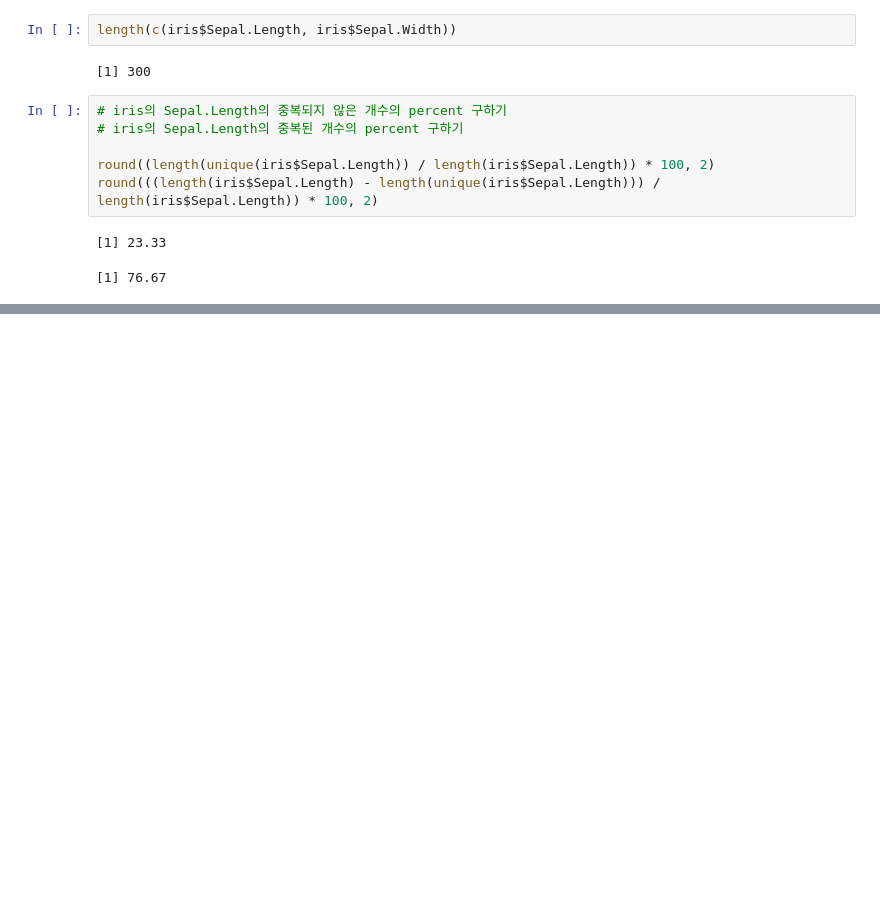
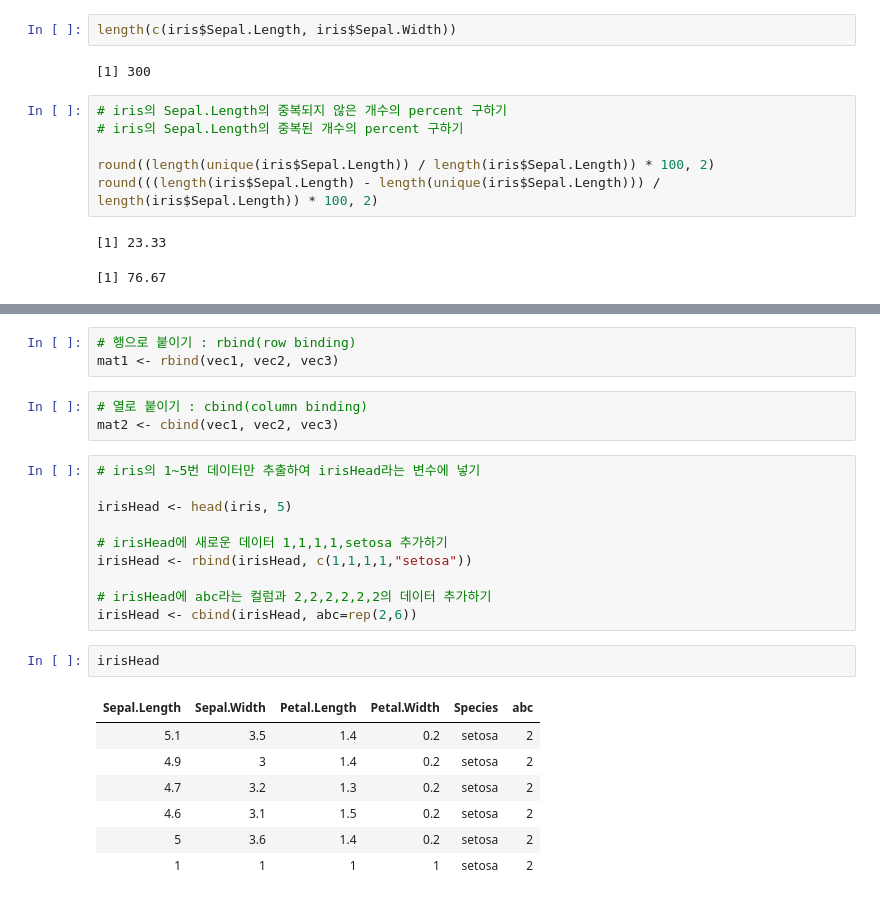
Before and after one commit to HyeogDo/R_study, a Jupyter notebook: 03. 벡터와 데이터프레임.ipynb, the cells around one changed output, grey strips where cells are left out. Drawn from its saved outputs; the diff is of its cells as text; blank space fills up the shorter version.

```diff
--- a/03. 벡터와 데이터프레임.ipynb
+++ b/03. 벡터와 데이터프레임.ipynb
@@ -235,0 +300,26 @@ Description:
+# %%
+# 행으로 붙이기 : rbind(row binding)
+mat1 <- rbind(vec1, vec2, vec3)
+# %%
+# 열로 붙이기 : cbind(column binding)
+mat2 <- cbind(vec1, vec2, vec3)
+# %%
+# iris의 1~5번 데이터만 추출하여 irisHead라는 변수에 넣기
+
+irisHead <- head(iris, 5)
+
+# irisHead에 새로운 데이터 1,1,1,1,setosa 추가하기
+irisHead <- rbind(irisHead, c(1,1,1,1,"setosa"))
+
+# irisHead에 abc라는 컬럼과 2,2,2,2,2,2의 데이터 추가하기
+irisHead <- cbind(irisHead, abc=rep(2,6))
+# %%
+irisHead
+# %% [output]
+| Sepal.Length | Sepal.Width | Petal.Length | Petal.Width | Species | abc |
+| 5.1 | 3.5 | 1.4 | 0.2 | setosa | 2 |
+| 4.9 | 3 | 1.4 | 0.2 | setosa | 2 |
+| 4.7 | 3.2 | 1.3 | 0.2 | setosa | 2 |
+| 4.6 | 3.1 | 1.5 | 0.2 | setosa | 2 |
+| 5 | 3.6 | 1.4 | 0.2 | setosa | 2 |
+| 1 | 1 | 1 | 1 | setosa | 2 |
```
Also changed, not shown: parts of 41 cells of this notebook, 1 other file.
